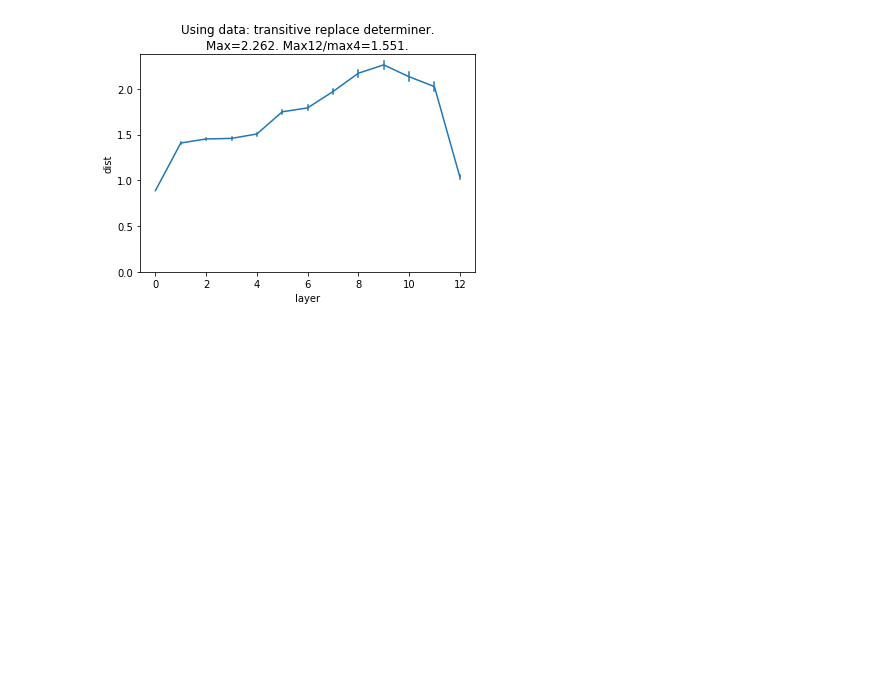
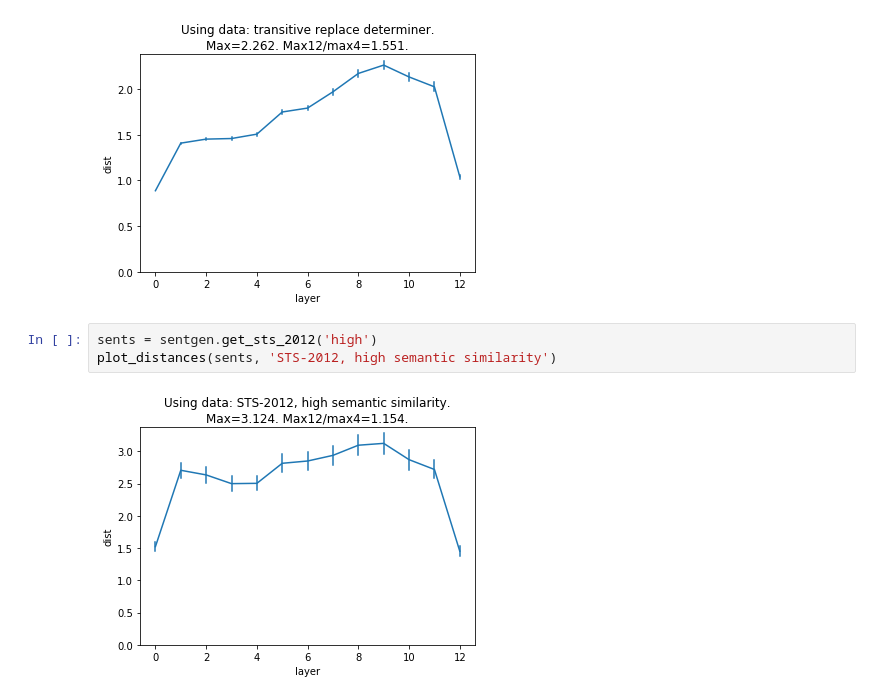
Before and after one commit to SPOClab-ca/layerwise-anomaly, a Jupyter notebook: notebooks_bai/LayerwiseSensitivity.ipynb, the cells around one changed output. Cells and saved outputs as stored; diff of their text form; blank space fills up the shorter version.

Commit message:
Try STS-2012 semantic similarity sentence pairs

```diff
--- a/notebooks_bai/LayerwiseSensitivity.ipynb
+++ b/notebooks_bai/LayerwiseSensitivity.ipynb
@@ -89,3 +89,8 @@ sents = sentgen.get_transitive_replace_determiner()
 plot_distances(sents, 'transitive replace determiner')
 # %% [output]
 [figure]
+# %%
+sents = sentgen.get_sts_2012('high')
+plot_distances(sents, 'STS-2012, high semantic similarity')
+# %% [output]
+[figure, added]
```
Also changed, not shown: parts of 3 cells of this notebook, 3 other files.
